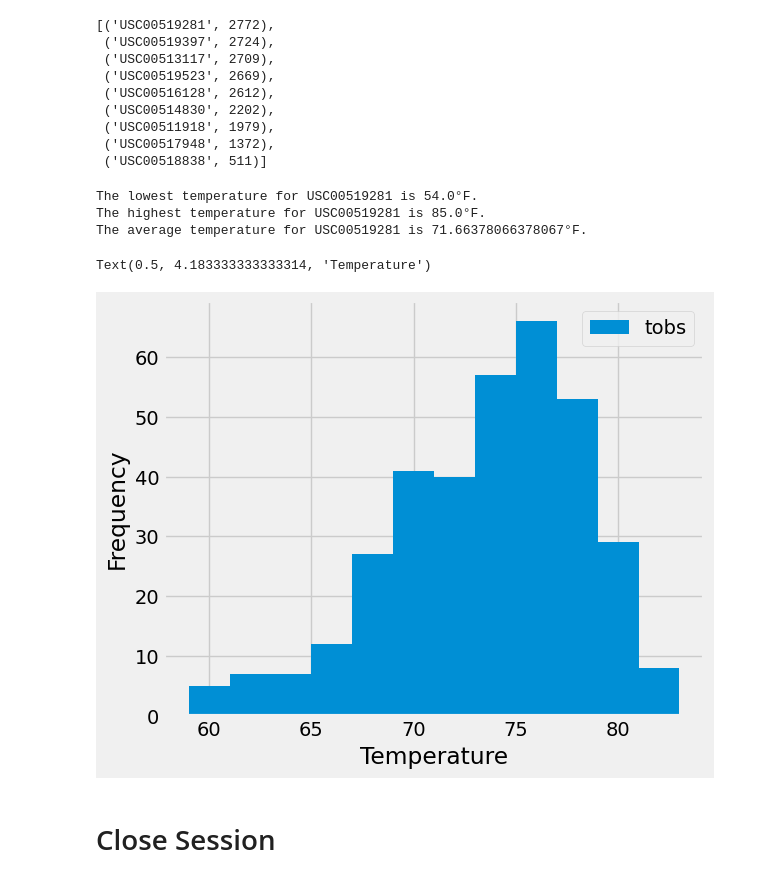
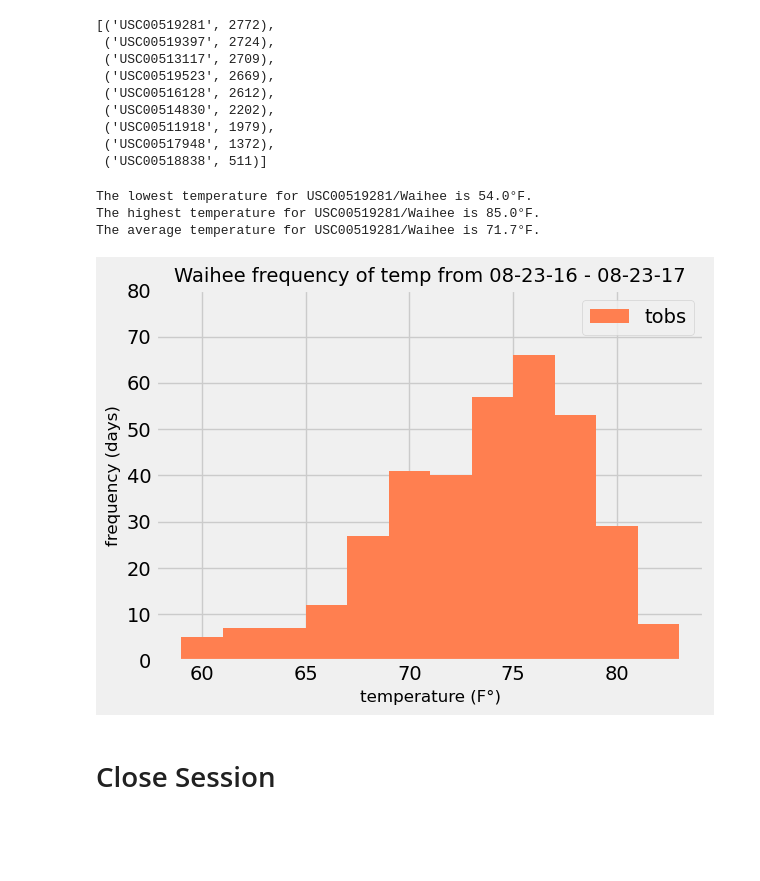
Before and after one commit to jnnfrwht14/Module_10_sqlalchemy, a Jupyter notebook: sqlachemy_code/climate_starter.ipynb, the cells around one changed output. Cells and saved outputs as stored; diff of their text form; code cells hidden in the pictures; blank space fills up the shorter version.

```diff
--- a/sqlachemy_code/climate_starter.ipynb
+++ b/sqlachemy_code/climate_starter.ipynb
@@ -126,34 +126,33 @@ review = [Measurement.station,
 
 most_active_ID = session.query(*review).filter_by(station = "USC00519281").all()
 
-print(f"The lowest temperature for {most_active_ID[0][0]} is {most_active_ID[0][1]}°F.")
-print(f"The highest temperature for {most_active_ID[0][0]} is {most_active_ID[0][2]}°F.")
-print(f"The average temperature for {most_active_ID[0][0]} is {most_active_ID[0][3]}°F.")
+print(f"The lowest temperature for {most_active_ID[0][0]}/Waihee is {most_active_ID[0][1]}°F.")
+print(f"The highest temperature for {most_active_ID[0][0]}/Waihee is {most_active_ID[0][2]}°F.")
+print(f"The average temperature for {most_active_ID[0][0]}/Waihee is {round(most_active_ID[0][3], 1)}°F.")
 # %% [output]
-The lowest temperature for USC00519281 is 54.0°F.
-The highest temperature for USC00519281 is 85.0°F.
-The average temperature for USC00519281 is 71.66378066378067°F.
+The lowest temperature for USC00519281/Waihee is 54.0°F.
+The highest temperature for USC00519281/Waihee is 85.0°F.
+The average temperature for USC00519281/Waihee is 71.7°F.
 # %%
 # Using the most active station id
 # Query the last 12 months of temperature observation data for this station and plot the results as a histogram
 
+TOBS_data = session.query(Measurement.date, Measurement.tobs).filter_by(station = "USC00519281").\
+    filter(Measurement.date >= year_data).all()
 
+waihee_temp_db = pd.DataFrame(TOBS_data)
 
-
-
-
-measuredf.plot(figsize = (14,7), rot = 90, color = "coral")
-plt.ylim(0,8)
-plt.ylabel('frequency')
-plt.xlabel('temperature')
+waihee_temp_db.plot(kind = "hist", bins = 12, color = "coral")
+plt.ylim(0,80)
+plt.ylabel('frequency (days)', size = 12)
+plt.xlabel('temperature (F°)', size = 12)
 plt.legend(loc = 'upper right')
-plt.title('Waihee frequency of temp from 08-23-16 - 08-23-17')
+plt.title('Waihee frequency of temp from 08-23-16 - 08-23-17', size = 14)
 plt.tight_layout()
 plt.savefig("../frequency.png")
 plt.show()
 # %% [output]
-Text(0.5, 4.183333333333314, 'Temperature')
-[figure, old version]
+[figure, new version]
 # %% [markdown]
 # Close Session
 # %%
```
Also changed, not shown: parts of 1 cell of this notebook, 1 other file.
